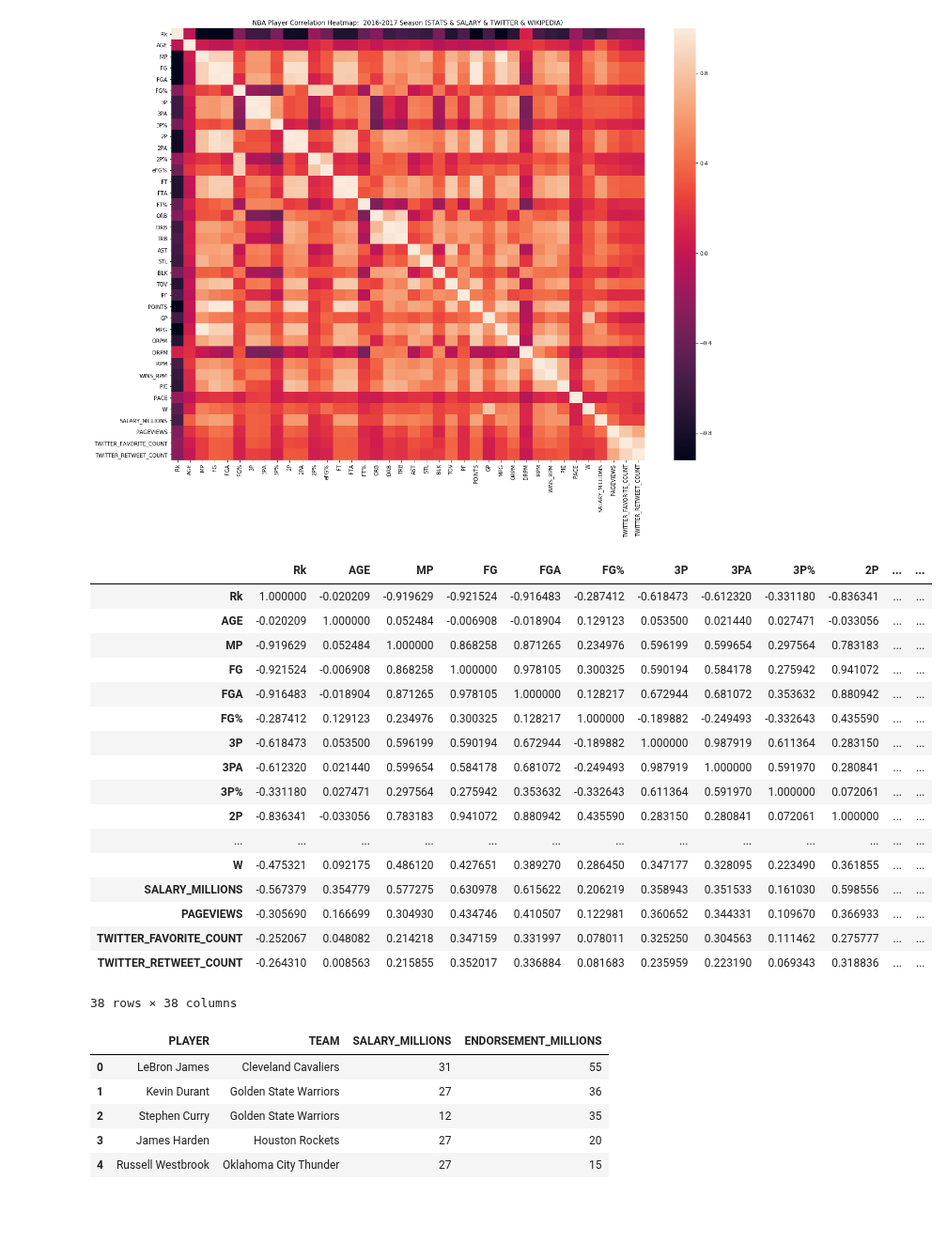
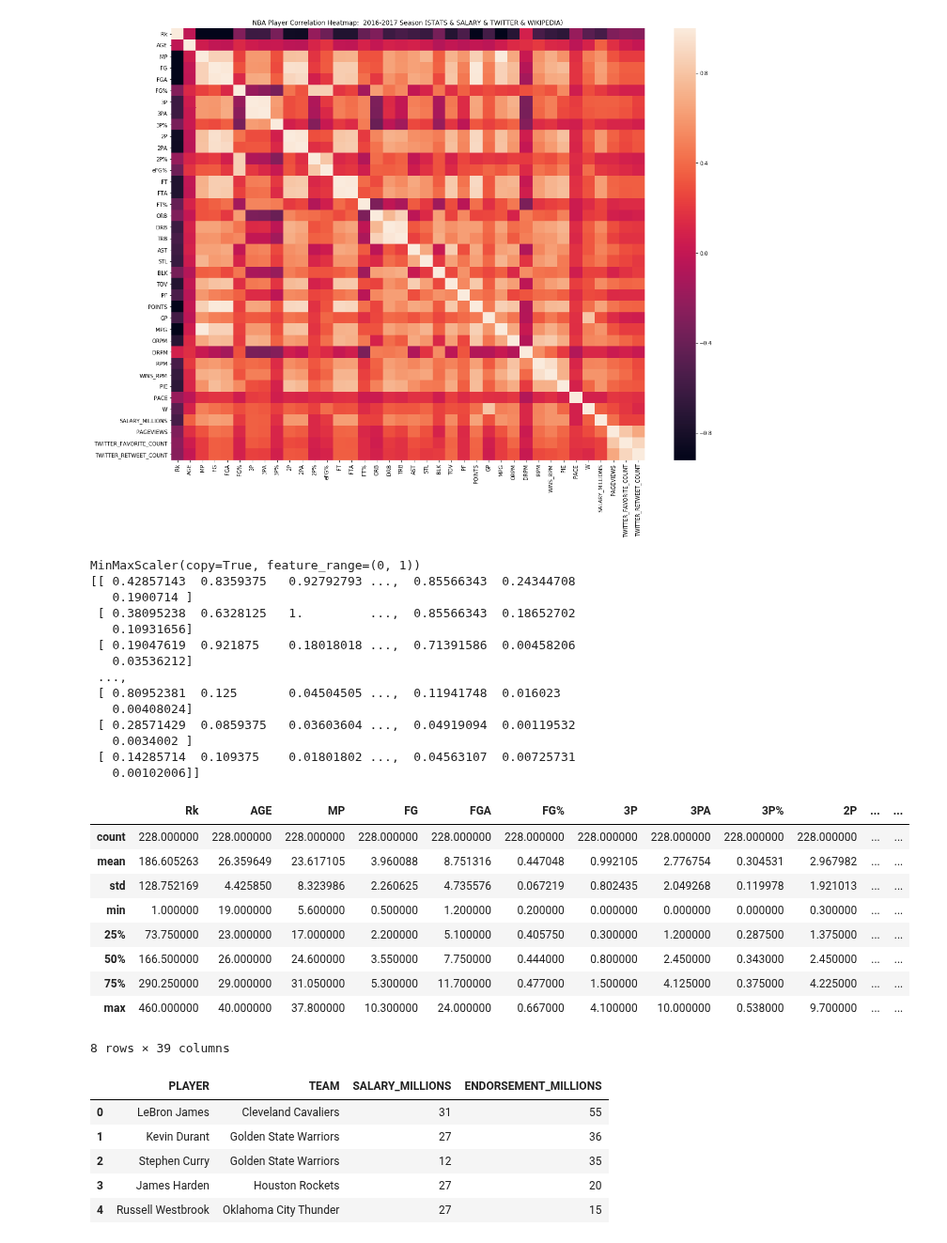
Before and after one commit to noahgift/socialpowernba, a Jupyter notebook: notebooks/nba_player_power_influence_performance.ipynb, the cells around one changed output. Shown at 94% size. Saved outputs shown, nothing was run; the diff lists cells and outputs as text; code cells hidden in the pictures; blank space fills up the shorter version.

```diff
--- a/notebooks/nba_player_power_influence_performance.ipynb
+++ b/notebooks/nba_player_power_influence_performance.ipynb
@@ -292,3 +312,32 @@ sns.heatmap(corr,
 # %% [output]
 <matplotlib.axes._subplots.AxesSubplot at 0x...>
 [figure]
+# %%
+nba_players_with_salary_wiki_twitter_df = nba_players_with_salary_wiki_twitter_df.dropna()
+numerical_df = nba_players_with_salary_wiki_twitter_df.loc[:,["AGE",
+"TRB", "AST", "STL", "TOV", "BLK", "PF", "POINTS", "MPG", "WINS_RPM",
+"W", "SALARY_MILLIONS", "PAGEVIEWS", "TWITTER_RETWEET_COUNT"]]
+from sklearn.preprocessing import MinMaxScaler
+scaler = MinMaxScaler()
+print(scaler.fit(numerical_df))
+print(scaler.transform(numerical_df))
+# %% [output]
+MinMaxScaler(copy=True, feature_range=(0, 1))
+[[ 0.42857143  0.8359375   0.92792793 ...,  0.85566343  0.24344708
+   0.1900714 ]
+ [ 0.38095238  0.6328125   1.         ...,  0.85566343  0.18652702
+   0.10931656]
+ [ 0.19047619  0.921875    0.18018018 ...,  0.71391586  0.00458206
+   0.03536212]
+ ...,
+ [ 0.80952381  0.125       0.04504505 ...,  0.11941748  0.016023
+   0.00408024]
+ [ 0.28571429  0.0859375   0.03603604 ...,  0.04919094  0.00119532
+   0.0034002 ]
+ [ 0.14285714  0.109375    0.01801802 ...,  0.04563107  0.00725731
+   0.00102006]]
+# %%
+from sklearn.cluster import KMeans
+k_means = KMeans(n_clusters=5)
+kmeans = k_means.fit(scaler.transform(numerical_df))
+nba_players_with_salary_wiki_twitter_df['cluster'] = kmeans.labels_
@@ -295,24 +346,16 @@ sns.heatmap(corr,
 # %%
-nba_players_with_salary_wiki_twitter_df.corr()
+nba_players_with_salary_wiki_twitter_df.describe()
 # %% [output]
 |  | Rk | AGE | MP | FG | FGA | FG% | 3P | 3PA | 3P% | 2P | ... | ... |
-| Rk | 1.000000 | -0.020209 | -0.919629 | -0.921524 | -0.916483 | -0.287412 | -0.618473 | -0.612320 | -0.331180 | -0.836341 | ... | ... |
-| AGE | -0.020209 | 1.000000 | 0.052484 | -0.006908 | -0.018904 | 0.129123 | 0.053500 | 0.021440 | 0.027471 | -0.033056 | ... | ... |
-| MP | -0.919629 | 0.052484 | 1.000000 | 0.868258 | 0.871265 | 0.234976 | 0.596199 | 0.599654 | 0.297564 | 0.783183 | ... | ... |
-| FG | -0.921524 | -0.006908 | 0.868258 | 1.000000 | 0.978105 | 0.300325 | 0.590194 | 0.584178 | 0.275942 | 0.941072 | ... | ... |
-| FGA | -0.916483 | -0.018904 | 0.871265 | 0.978105 | 1.000000 | 0.128217 | 0.672944 | 0.681072 | 0.353632 | 0.880942 | ... | ... |
-| FG% | -0.287412 | 0.129123 | 0.234976 | 0.300325 | 0.128217 | 1.000000 | -0.189882 | -0.249493 | -0.332643 | 0.435590 | ... | ... |
-| 3P | -0.618473 | 0.053500 | 0.596199 | 0.590194 | 0.672944 | -0.189882 | 1.000000 | 0.987919 | 0.611364 | 0.283150 | ... | ... |
-| 3PA | -0.612320 | 0.021440 | 0.599654 | 0.584178 | 0.681072 | -0.249493 | 0.987919 | 1.000000 | 0.591970 | 0.280841 | ... | ... |
-| 3P% | -0.331180 | 0.027471 | 0.297564 | 0.275942 | 0.353632 | -0.332643 | 0.611364 | 0.591970 | 1.000000 | 0.072061 | ... | ... |
-| 2P | -0.836341 | -0.033056 | 0.783183 | 0.941072 | 0.880942 | 0.435590 | 0.283150 | 0.280841 | 0.072061 | 1.000000 | ... | ... |
-| ... | ... | ... | ... | ... | ... | ... | ... | ... | ... | ... | ... | ... |
-| W | -0.475321 | 0.092175 | 0.486120 | 0.427651 | 0.389270 | 0.286450 | 0.347177 | 0.328095 | 0.223490 | 0.361855 | ... | ... |
-| SALARY_MILLIONS | -0.567379 | 0.354779 | 0.577275 | 0.630978 | 0.615622 | 0.206219 | 0.358943 | 0.351533 | 0.161030 | 0.598556 | ... | ... |
-| PAGEVIEWS | -0.305690 | 0.166699 | 0.304930 | 0.434746 | 0.410507 | 0.122981 | 0.360652 | 0.344331 | 0.109670 | 0.366933 | ... | ... |
-| TWITTER_FAVORITE_COUNT | -0.252067 | 0.048082 | 0.214218 | 0.347159 | 0.331997 | 0.078011 | 0.325250 | 0.304563 | 0.111462 | 0.275777 | ... | ... |
-| TWITTER_RETWEET_COUNT | -0.264310 | 0.008563 | 0.215855 | 0.352017 | 0.336884 | 0.081683 | 0.235959 | 0.223190 | 0.069343 | 0.318836 | ... | ... |
+| count | 228.000000 | 228.000000 | 228.000000 | 228.000000 | 228.000000 | 228.000000 | 228.000000 | 228.000000 | 228.000000 | 228.000000 | ... | ... |
+| mean | 186.605263 | 26.359649 | 23.617105 | 3.960088 | 8.751316 | 0.447048 | 0.992105 | 2.776754 | 0.304531 | 2.967982 | ... | ... |
+| std | 128.752169 | 4.425850 | 8.323986 | 2.260625 | 4.735576 | 0.067219 | 0.802435 | 2.049268 | 0.119978 | 1.921013 | ... | ... |
+| min | 1.000000 | 19.000000 | 5.600000 | 0.500000 | 1.200000 | 0.200000 | 0.000000 | 0.000000 | 0.000000 | 0.300000 | ... | ... |
+| 25% | 73.750000 | 23.000000 | 17.000000 | 2.200000 | 5.100000 | 0.405750 | 0.300000 | 1.200000 | 0.287500 | 1.375000 | ... | ... |
+| 50% | 166.500000 | 26.000000 | 24.600000 | 3.550000 | 7.750000 | 0.444000 | 0.800000 | 2.450000 | 0.343000 | 2.450000 | ... | ... |
+| 75% | 290.250000 | 29.000000 | 31.050000 | 5.300000 | 11.700000 | 0.477000 | 1.500000 | 4.125000 | 0.375000 | 4.225000 | ... | ... |
+| max | 460.000000 | 40.000000 | 37.800000 | 10.300000 | 24.000000 | 0.667000 | 4.100000 | 10.000000 | 0.538000 | 9.700000 | ... | ... |
-38 rows × 38 columns
+8 rows × 39 columns
 # %%
 endorsement_df = pd.read_csv("../data/nba_2017_endorsements.csv")
 endorsement_df.rename(columns={'NAME': 'PLAYER'}, inplace=True)
```
Also changed, not shown: parts of 9 cells of this notebook, 9 other files.
